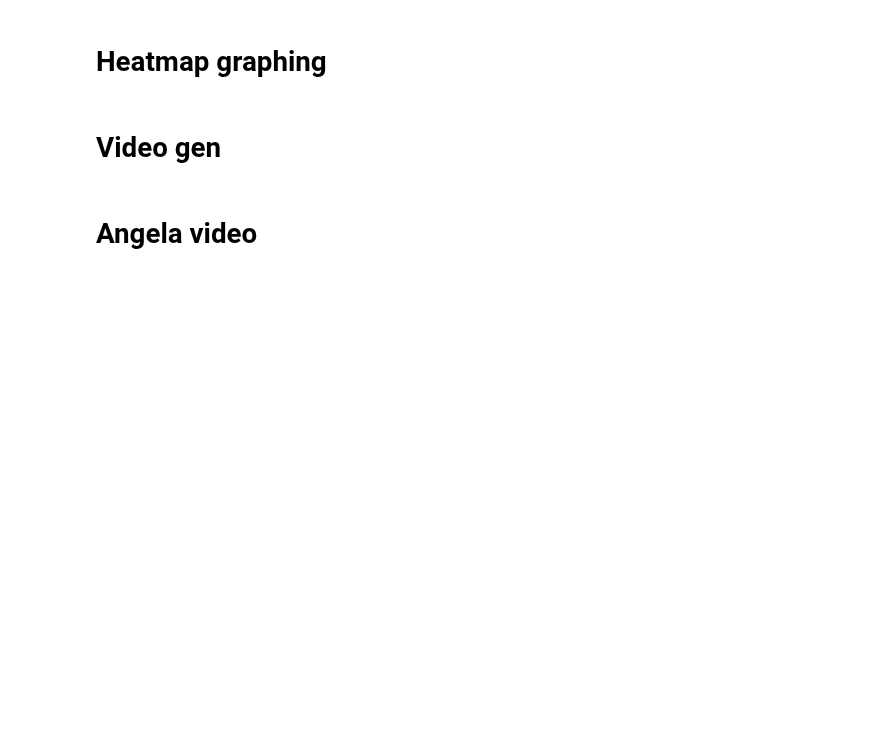
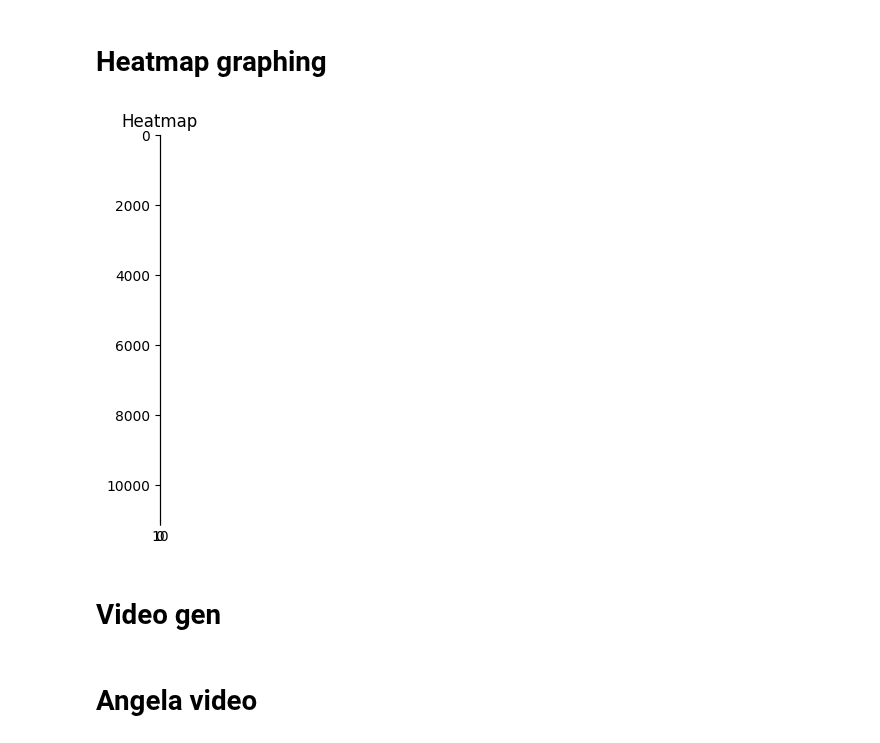
Before and after one commit to apapangelapeng/Neuron-Model, a Jupyter notebook: python_code/2d_Piezo_Channel.ipynb, the cells around one changed output. Drawn from its saved outputs; the diff is of its cells as text; code cells hidden in the pictures; blank space fills up the shorter version.

```diff
--- a/python_code/2d_Piezo_Channel.ipynb
+++ b/python_code/2d_Piezo_Channel.ipynb
@@ -75,11 +75,13 @@ graph_df(calcium_dynamics,1,3)
 # %%
-# twod_piezo = pd.DataFrame(pd.read_csv("../data_files/2d_Piezo_Channel.csv"))
-# #display(static_ap_df)
-# graph_df2(twod_piezo,0,2)
-# heatmap = plt.imshow(twod_piezo, vmin = 8e-16,vmax = 500e-16)
-# #plt.colorbar(heatmap)
-# plt.title('Heatmap')
-# plt.show()
+twod_piezo = pd.DataFrame(pd.read_csv("../data_files/2d_Piezo_Channel.csv"))
+#display(static_ap_df)
+graph_df2(twod_piezo,0,2)
+heatmap = plt.imshow(twod_piezo, vmin = 8e-16,vmax = 500e-16)
+#plt.colorbar(heatmap)
+plt.title('Heatmap')
+plt.show()
+# %% [output]
+[figure, added]
 # %% [markdown]
 # Video gen
 # %%
```
Also changed, not shown: parts of 7 cells of this notebook, 2 other files.
